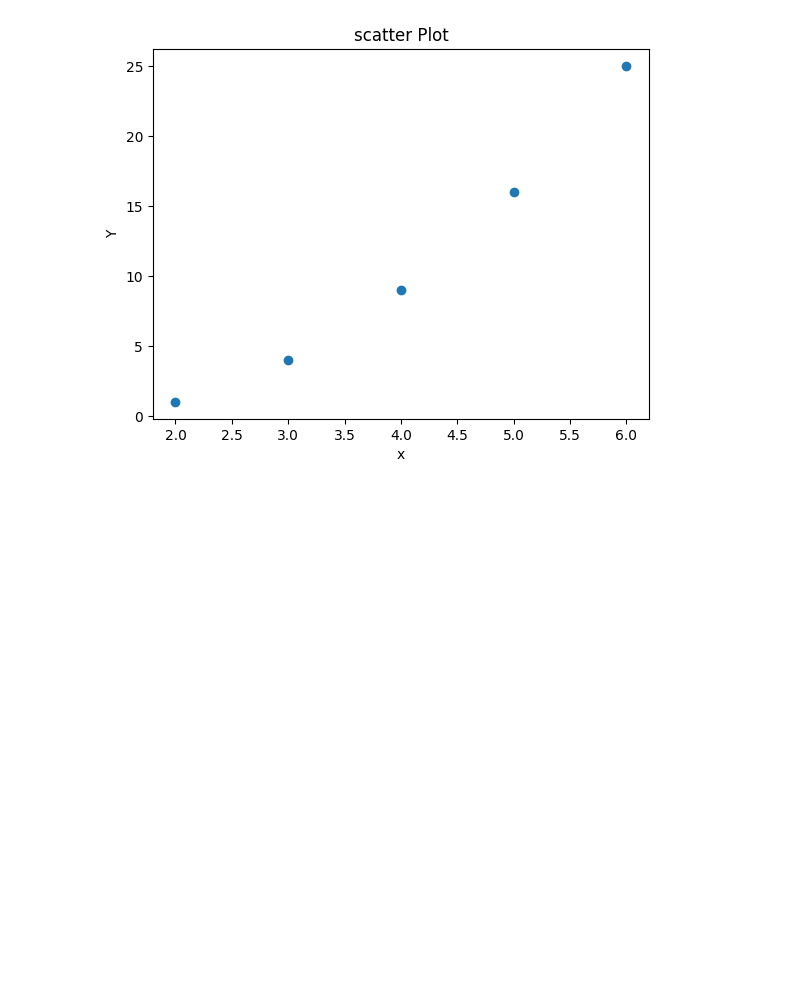
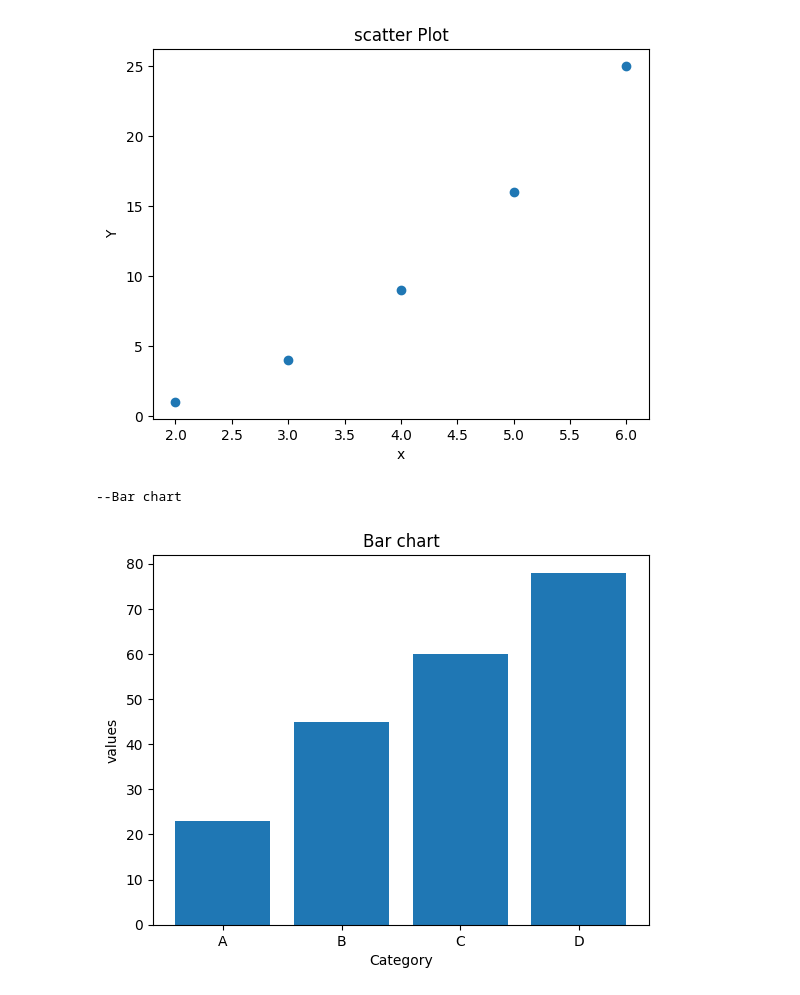
Before and after one commit to Subodhoraw/Python-revive, a Jupyter notebook: Q&A/python_details/matplotlibd/basicsmatplot.ipynb, the cells around one changed output. Saved outputs shown, nothing was run; the diff lists cells and outputs as text; code cells hidden in the pictures; blank space fills up the shorter version.

```diff
--- a/Q&A/python_details/matplotlibd/basicsmatplot.ipynb
+++ b/Q&A/python_details/matplotlibd/basicsmatplot.ipynb
@@ -108,3 +111,15 @@ plt.ylabel('Y')
 # %% [output]
 Text(0, 0.5, 'Y')
 [figure]
+# %%
+print('--Bar chart')
+cateogories = ['A','B','C','D']
+values = [23,45,60,78]
+plt.bar(cateogories,values)
+plt.title('Bar chart')
+plt.xlabel('Category')
+plt.ylabel('values')
+plt.show()
+# %% [output]
+--Bar chart
+[figure, added]
```
Also changed, not shown: parts of 7 cells of this notebook.
